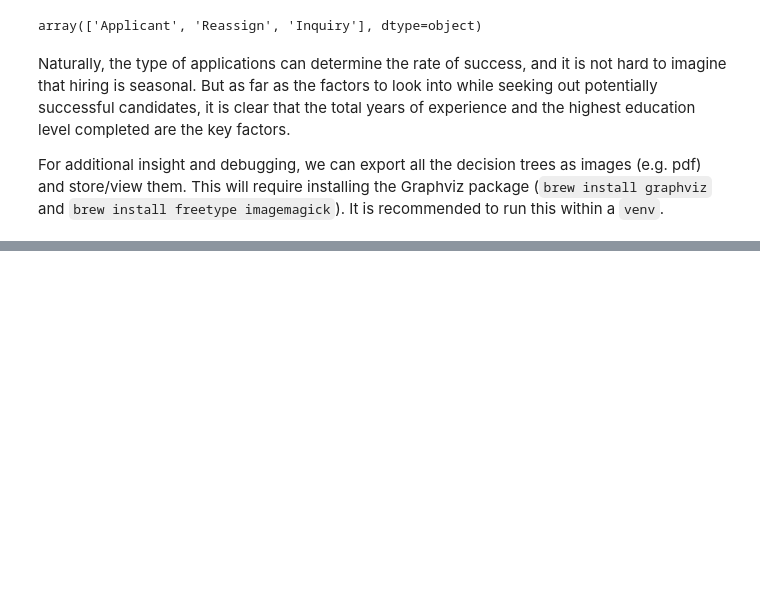
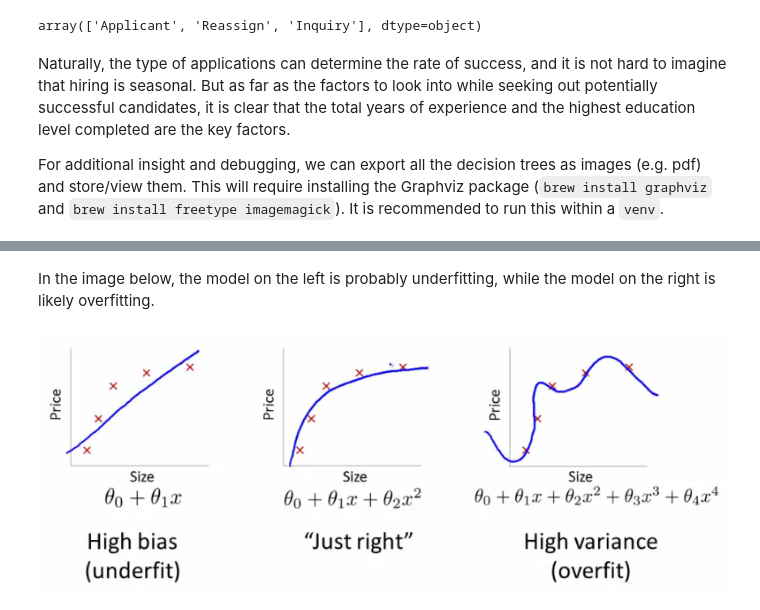
Before and after one commit to sauravp/gotta_catch_em_all, a Jupyter notebook: gotta_catch_em_all.ipynb, the cells around one changed output, grey strips where cells are left out. Drawn from its saved outputs; the diff is of its cells as text; code cells hidden in the pictures; blank space fills up the shorter version.

```diff
--- a/gotta_catch_em_all.ipynb
+++ b/gotta_catch_em_all.ipynb
@@ -318,0 +328,7 @@ img
+# %% [markdown]
+In the image below, the model on the left is probably underfitting, while the model on the right is likely overfitting.
+# %%
+img = WImage(filename='over_under.png')
+img
+# %% [output]
+[figure, added]
```
Also changed, not shown: parts of 14 cells of this notebook, 2 other files.
